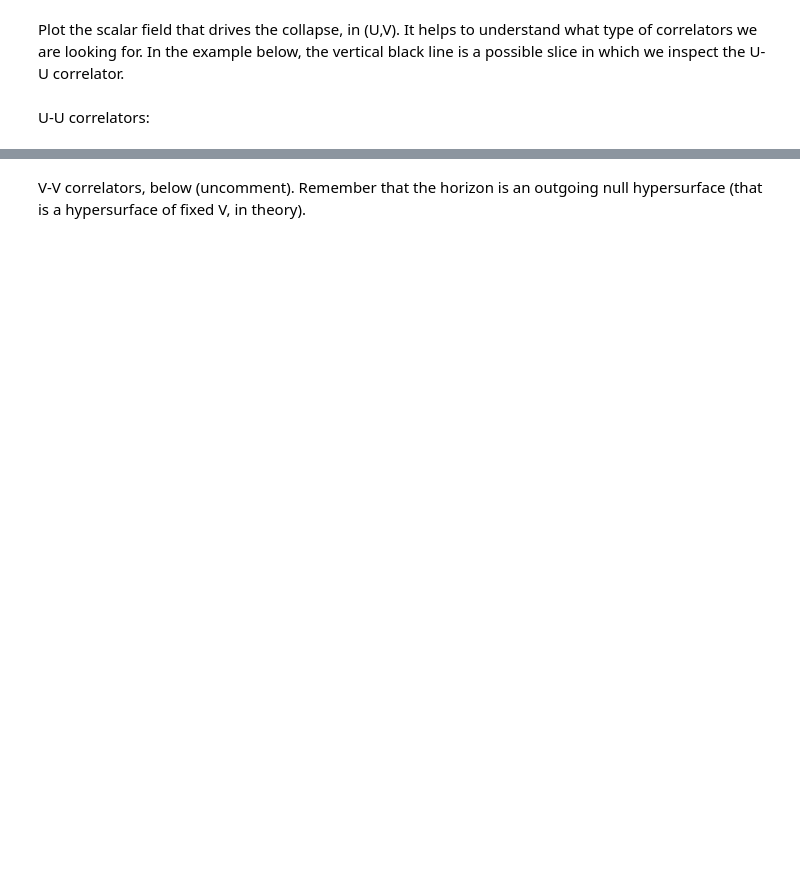
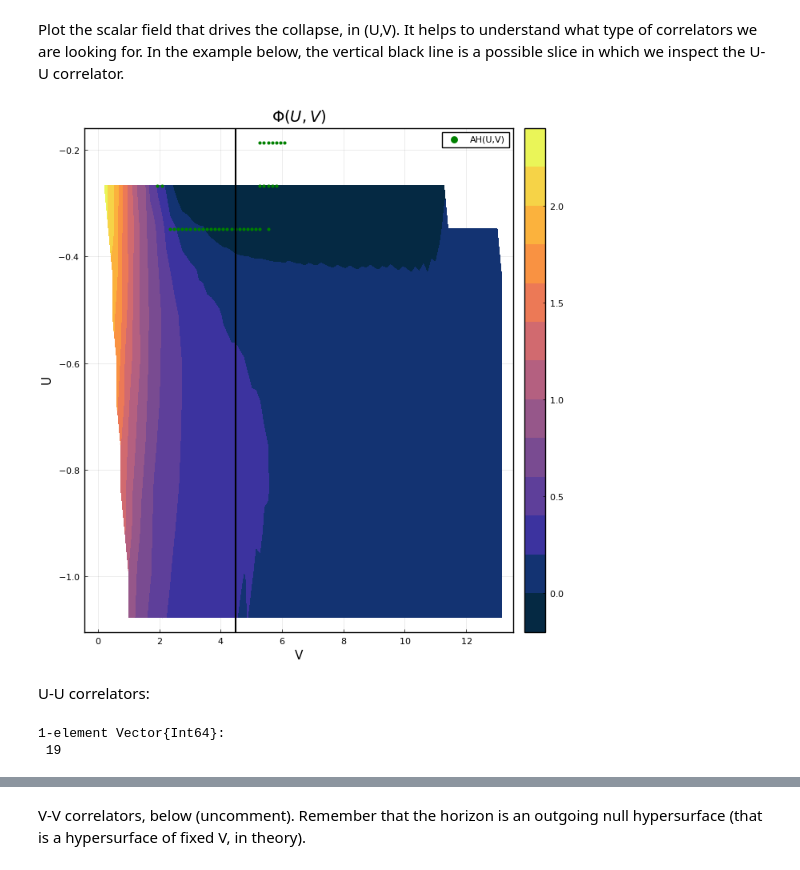
Before and after one commit to ThanasisGiannakopoulos/SpheriCo.jl, a Jupyter notebook: tools/correlators_UV.ipynb, the cells around one changed output, grey strips where cells are left out. Drawn from its saved outputs; the diff is of its cells as text; code cells hidden in the pictures; blank space fills up the shorter version.

Commit message:
update tools for correlator and stress energy tensor visuals
Signed-off-by: thanasis@Dobby <giannakopoulos.th@gmail.com>

```diff
--- a/tools/correlators_UV.ipynb
+++ b/tools/correlators_UV.ipynb
@@ -12,12 +15,12 @@ using SpheriCo
 # %%
 # give the directory where the data from all the runs are saved
 dir = "../examples/quantum_runs/"
-par = "a0.4_b0.0_c4.0_rmax15.0_tmax7.0_cfl0.0625_sigma0.0_overMp2_25.132741228718345_reg_true_backreact_false_mPV200.0_dk_denom_15_kmax10.0_lmax30.0"
+par = "a1.25_b0.0_c1.0_rmax30.0_tmax10.0_cfl0.0625_sigma0.02_overMp2_0.9988967160535545_reg_true_backreact_true_rcut20.0_mPV1.0_dk_denom_30_kmax20.0_lmax60.0"
 your_dir = dir*par
 
 # check if the UV domain (a bit further down) looks ok with that many points
-NU = 300 # index i, labels rows, where mat[i,j] is a matrix
-NV = 200; # index j, labels columns, where mat[i,j] is a matrix
+NU = 400 # index i, labels rows, where mat[i,j] is a matrix
+NV = 300; # index j, labels columns, where mat[i,j] is a matrix
 # %%
 # set number of radial grid points
 D = 3
@@ -294,34 +331,39 @@ The loop below inspects the location of AH in U,V. It might oscillate, but this
 Plot the scalar field that drives the collapse, in (U,V). It helps to understand what type of correlators we are looking for. In the example below, the vertical black line is a possible slice in which we inspect the U-U correlator.
 # %%
 # set manually the NU, NV reange you want to plot, below
-ui = 1
-uj = 300
+ui = 380
+uj = 390
 vi = 1
-vj = 200
+vj = 100
 
 p = contourf(V_axis[vi:vj], U_axis[ui:uj], (Φ_UV[ui:uj,vi:vj]),
         xlabel = "V",
         ylabel = "U",
         color=:thermal,
         wsize = (700,700),title = L"\Phi(U,V)",
         frame =true)
 p = scatter!((AH_V, AH_U),label="AH(U,V)", markerstrokewidth=0, mc=:green, ms=3)
 
-p = plot!([V_axis[100]], seriestype="vline", label="", linewidth=1.5, color = "black")
+p = plot!([V_axis[35]], seriestype="vline", label="", linewidth=1.5, color = "black")
 
 # uncomment if you want to save fig
 #savefig(p, out_dir*"/Phi_UV.pdf")
+# %% [output]
+[figure, added]
 # %% [markdown]
 U-U correlators:
 # %%
 # this is the index we slice in V_axis
-vi  = 100
+vi  = 35
 
 # these are the first and last points we plot in u_axis
-i = 160
-j = 240
+i = 360
+j = 391
 
 # set this manually, it has to be the one (or more than one due to numerical error) index that corresponds to the slice we chose
 findall(x->x == V_axis[vi], AH_V)
+# %% [output]
+1-element Vector{Int64}:
+ 19
 # %%
 # check the output of the cell above
```
Also changed, not shown: parts of 12 cells of this notebook, 4 other files.
